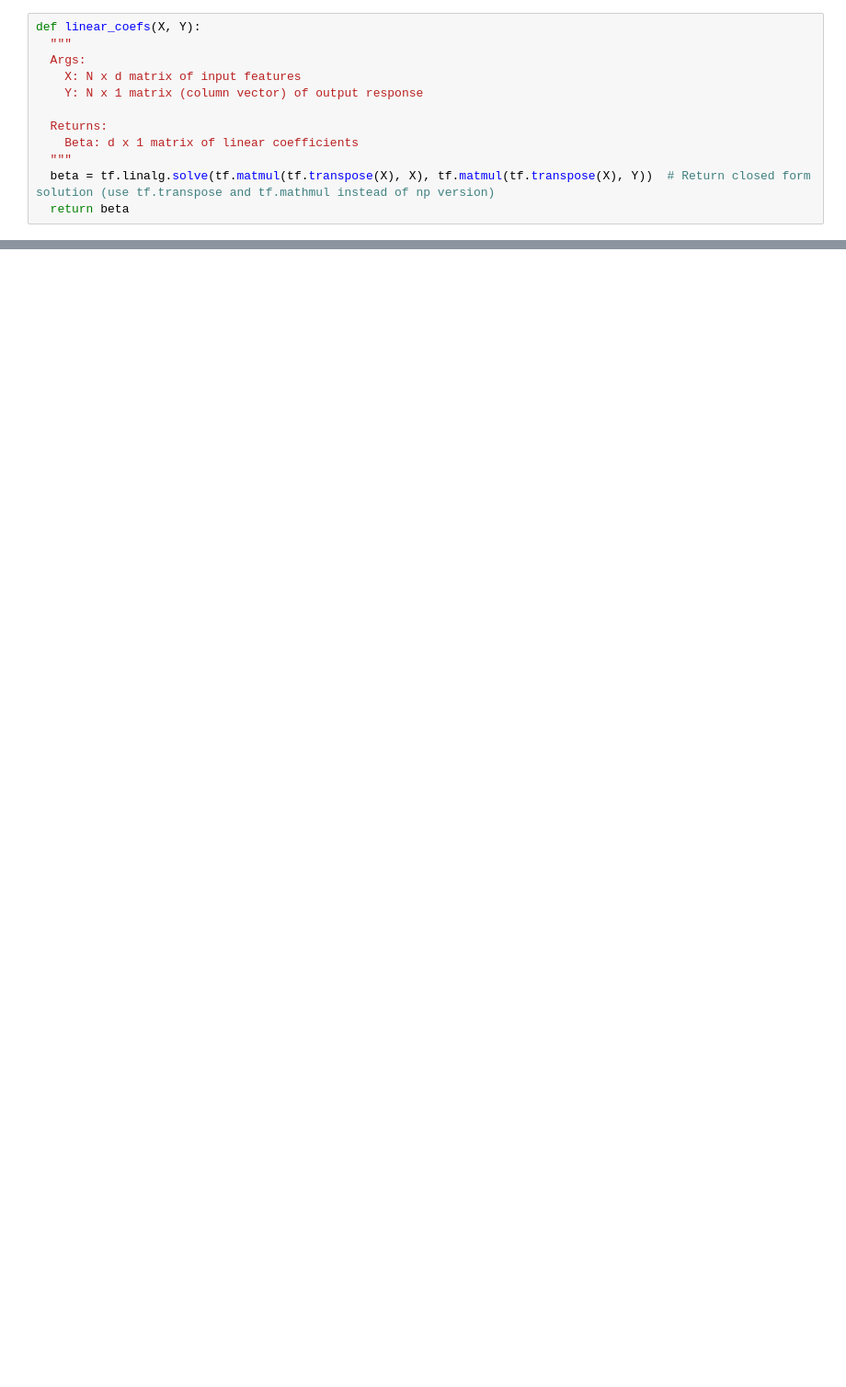
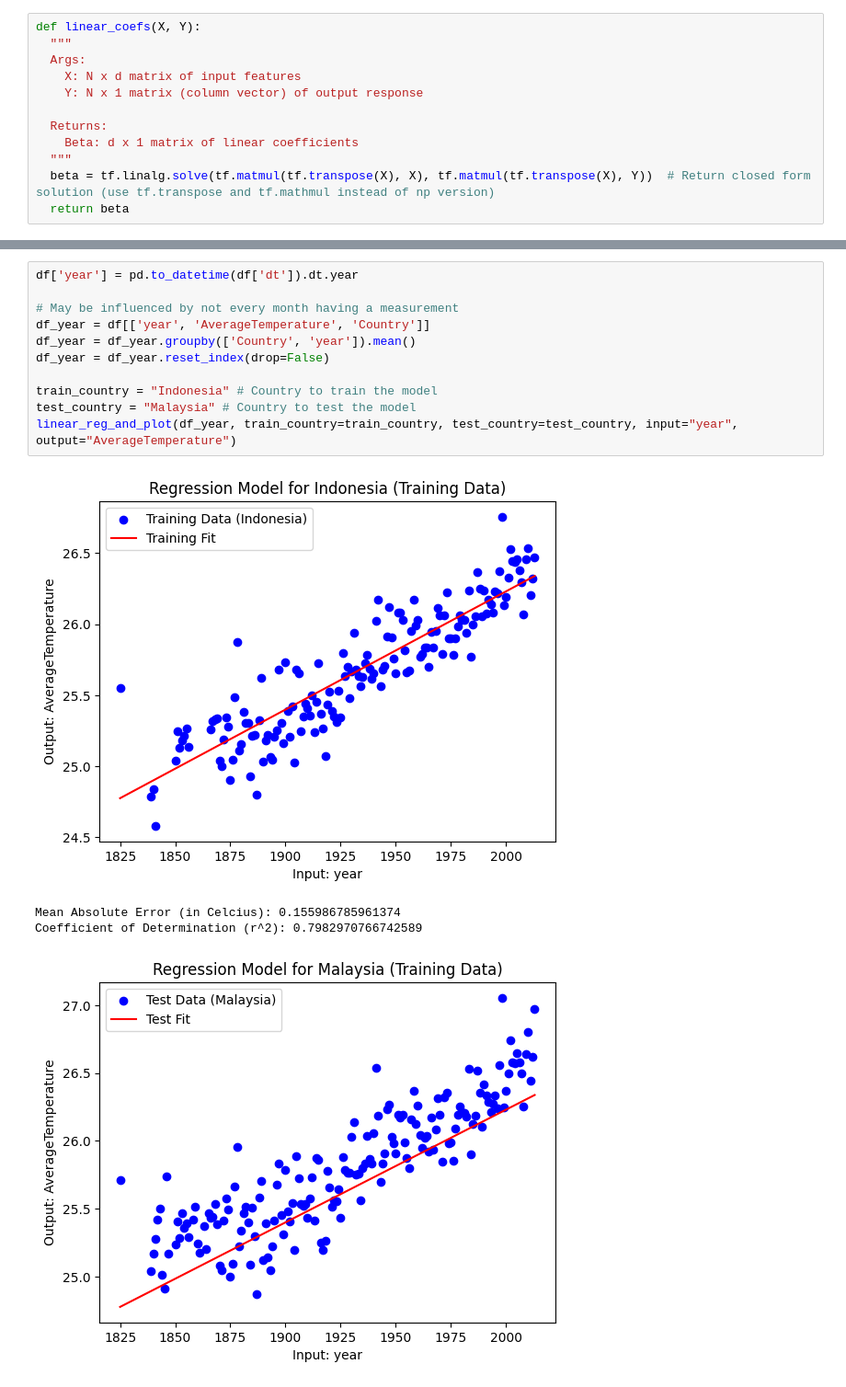
Before and after one commit to unc-ml-climate-project/ML-Climate-Project, a Jupyter notebook: models/country_temperature_models.ipynb, the cells around one changed output, grey strips where cells are left out. Shown at 92% size. Drawn from its saved outputs; the diff is of its cells as text; blank space fills up the shorter version.

```diff
--- a/models/country_temperature_models.ipynb
+++ b/models/country_temperature_models.ipynb
@@ -113,0 +128,16 @@ Coefficient of Determination (r^2): 0.27841634183205477
+# %%
+df['year'] = pd.to_datetime(df['dt']).dt.year
+
+# May be influenced by not every month having a measurement
+df_year = df[['year', 'AverageTemperature', 'Country']]
+df_year = df_year.groupby(['Country', 'year']).mean()
+df_year = df_year.reset_index(drop=False)
+
+train_country = "Indonesia" # Country to train the model
+test_country = "Malaysia" # Country to test the model
+linear_reg_and_plot(df_year, train_country=train_country, test_country=test_country, input="year", output="AverageTemperature")
+# %% [output]
+[figure, added]
+Mean Absolute Error (in Celcius): 0.155986785961374
+Coefficient of Determination (r^2): 0.7982970766742589
+[figure, added]
```
Also changed, not shown: parts of 6 cells of this notebook, 30 other files.
